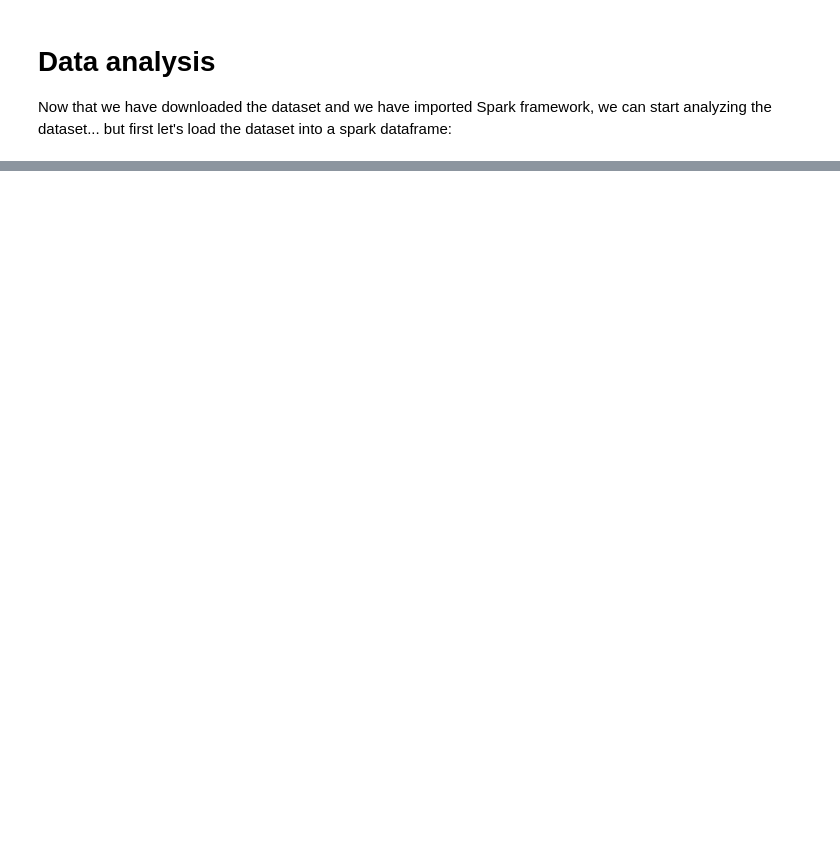
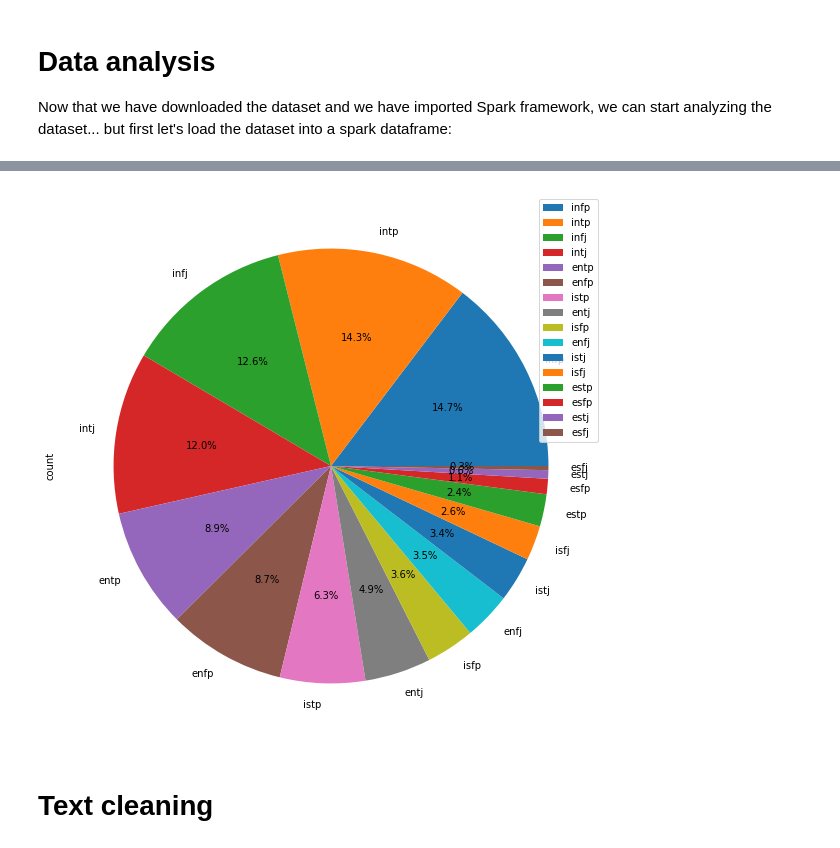
Before and after one commit to edu-rinaldi/MBTI-Predictor, a Jupyter notebook: MBTI.ipynb, the cells around one changed output, grey strips where cells are left out. Cells and saved outputs as stored; diff of their text form; code cells hidden in the pictures; blank space fills up the shorter version.

```diff
--- a/MBTI.ipynb
+++ b/MBTI.ipynb
@@ -83,0 +146,2 @@ mbti_df = spark.read.load("dbfs:/bdc-2020-21/datasets/mbti_1.csv",
+# %%
+mbti_reddit_df = spark.read.option("multiLine", "true").json("dbfs:/bdc-2020-21/datasets/categorized_posts.json")
@@ -89,0 +158,10 @@ mbti_df.show(5)
+# %%
+union_df = mbti_splitted_df.union(mbti_reddit_df)
+
+counted_classes3_pdf = union_df.select('type').groupBy('type').count().sort('count', ascending=False).toPandas()
+counted_classes3_pdf.plot.pie(y='count', labels=counted_classes3_pdf['type'], figsize=(10,10), autopct="%1.1f%%")
+
+counted_classes3_pdf
+
+print(f"The dataset is composed by {len(union_df.columns)} columns and {union_df.count()} entries/records")
+# %% [output]
@@ -89,0 +169,3 @@ mbti_df.show(5)
+[figure, added]
+# %% [markdown]
+# Text cleaning
```
Also changed, not shown: parts of 17 cells of this notebook, 4 other files.
